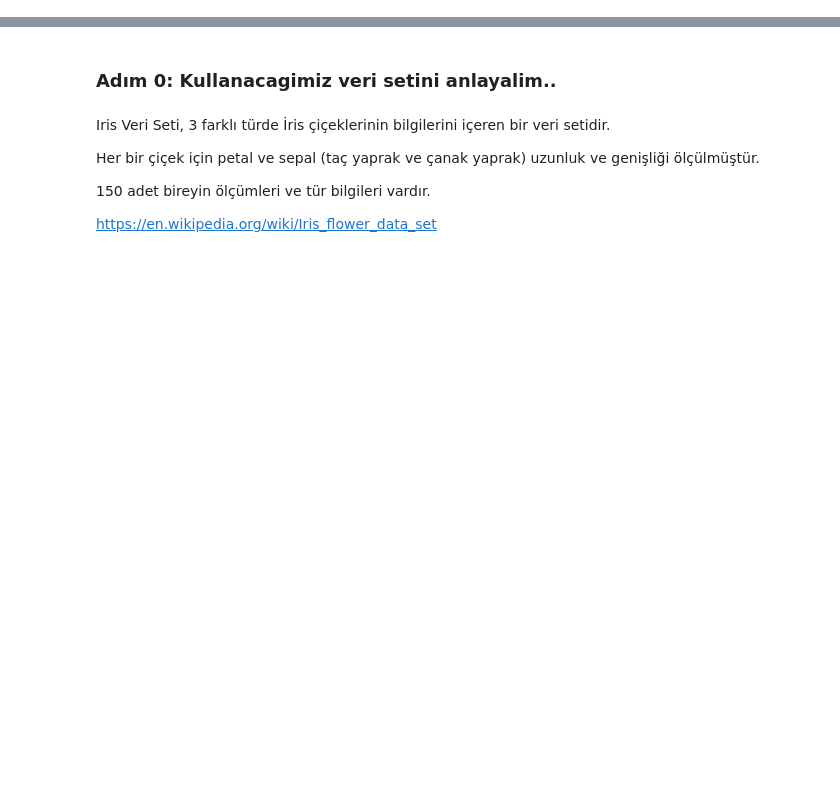
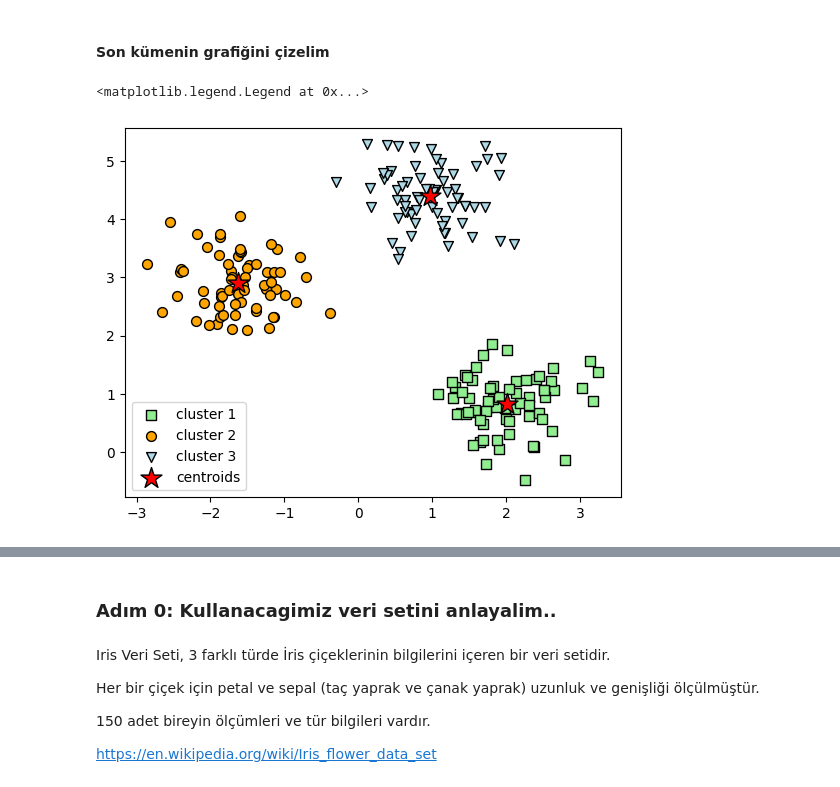
Before and after one commit to tripledoubleE/Gelecek-Hayalim, a Jupyter notebook: AI101/k_means_clustering.ipynb, the cells around one changed output, grey strips where cells are left out. Cells and saved outputs as stored; diff of their text form; code cells hidden in the pictures; blank space fills up the shorter version.

```diff
--- a/AI101/k_means_clustering.ipynb
+++ b/AI101/k_means_clustering.ipynb
@@ -0,0 +60,13 @@
+# %%
+kmeans = KMeans(
+    n_clusters=3, #  küme sayısını belirtir. Bu örnekte, veriyi 3 kümeye bölmek istiyoruz.
+    init='random', # Küme merkezlerinin başlangıç konumlarını belirtir. 'random' değeri, başlangıç merkezlerinin veri noktalarından rastgele seçileceğini belirtir.
+    n_init=10,
+    # KMeans algoritmasının farklı başlangıç merkezleri ile kaç kez çalıştırılacağını belirtir.
+    # Genellikle bu değer yüksek seçilir (örneğin, 10) ve en iyi sonuç seçilir.
+    max_iter=100,
+    # KMeans algoritmasının her çalıştırmada kaç maksimum iterasyon yapacağını belirtir.
+    # Bu örnekte, algoritma her çalıştırmada en fazla 10 iterasyon yapacaktır.
+    # Genellikle bu değer daha yüksek seçilir (örneğin, 300) ancak burada örnek olması için küçük bir değer seçilmiştir.
+    random_state=0
+)
@@ -0,0 +82,2 @@
+# %%
+y_km = kmeans.fit_predict(X)
@@ -0,0 +97,35 @@
+# %% [markdown]
+#### Son kümenin grafiğini çizelim
+# %%
+plt.scatter(
+    X[y_km == 0, 0], X[y_km == 0, 1],
+    s=50, c='lightgreen',
+    marker='s', edgecolor='black',
+    label='cluster 1'
+)
+
+plt.scatter(
+    X[y_km == 1, 0], X[y_km == 1, 1],
+    s=50, c='orange',
+    marker='o', edgecolor='black',
+    label='cluster 2'
+)
+
+plt.scatter(
+    X[y_km == 2, 0], X[y_km == 2, 1],
+    s=50, c='lightblue',
+    marker='v', edgecolor='black',
+    label='cluster 3'
+)
+
+# plot the centroids
+plt.scatter(
+    kmeans.cluster_centers_[:, 0], kmeans.cluster_centers_[:, 1],
+    s=250, marker='*',
+    c='red', edgecolor='black',
+    label='centroids'
+)
+plt.legend(scatterpoints=1)
+# %% [output]
+<matplotlib.legend.Legend at 0x...>
+[figure, added]
```
Also changed, not shown: parts of 17 cells of this notebook.
